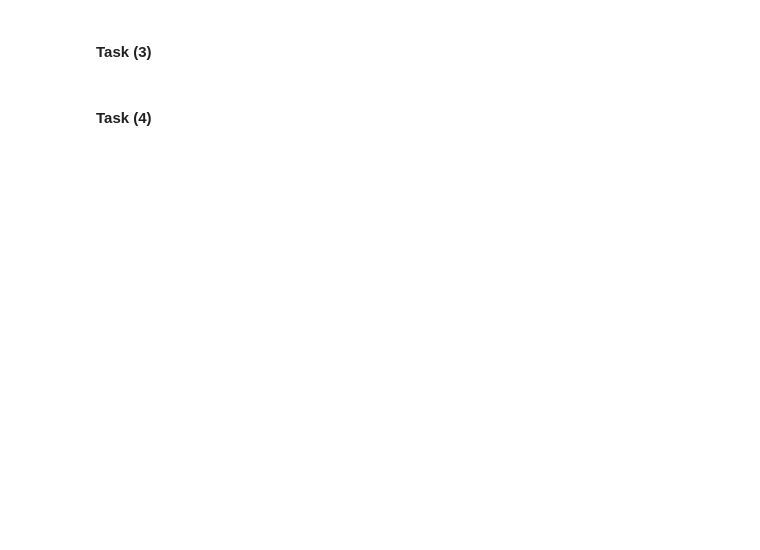
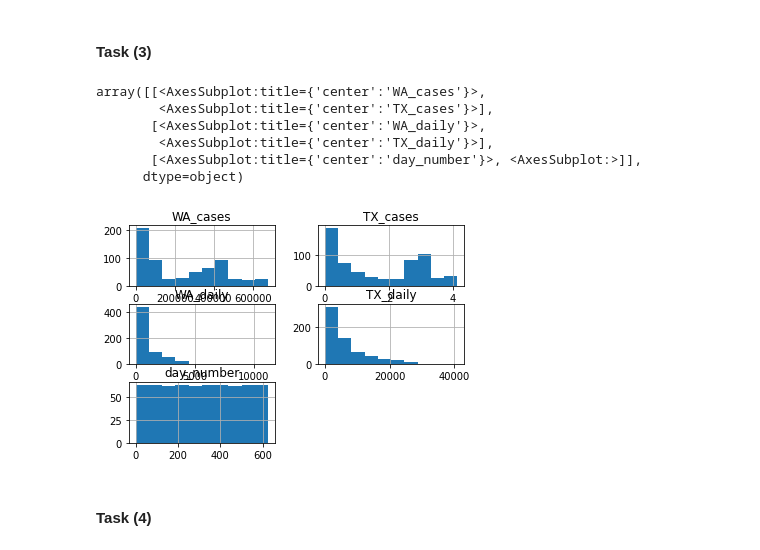
Before and after one commit to babywrath/TW3, a Jupyter notebook: EDA_COVID19.ipynb, the cells around one changed output. Saved outputs shown, nothing was run; the diff lists cells and outputs as text; code cells hidden in the pictures; blank space fills up the shorter version.

```diff
--- a/EDA_COVID19.ipynb
+++ b/EDA_COVID19.ipynb
@@ -251,4 +265,14 @@ data.head()
 # %% [markdown]
 #### Task (3)
+# %%
+data.hist()
+# %% [output]
+array([[<AxesSubplot:title={'center':'WA_cases'}>,
+        <AxesSubplot:title={'center':'TX_cases'}>],
+       [<AxesSubplot:title={'center':'WA_daily'}>,
+        <AxesSubplot:title={'center':'TX_daily'}>],
+       [<AxesSubplot:title={'center':'day_number'}>, <AxesSubplot:>]],
+      dtype=object)
+[figure, added]
 # %% [markdown]
 #### Task (4)
```
Also changed, not shown: parts of 12 cells of this notebook.
